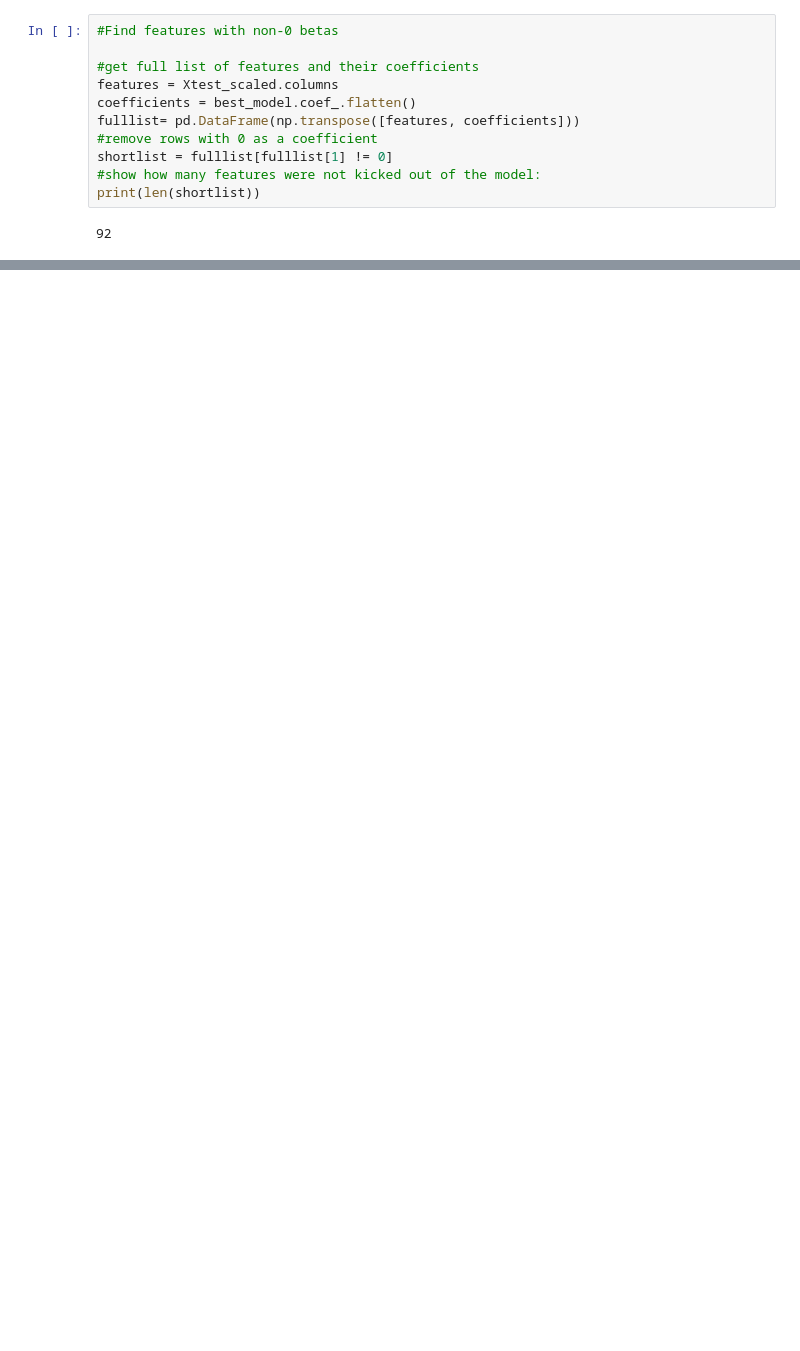
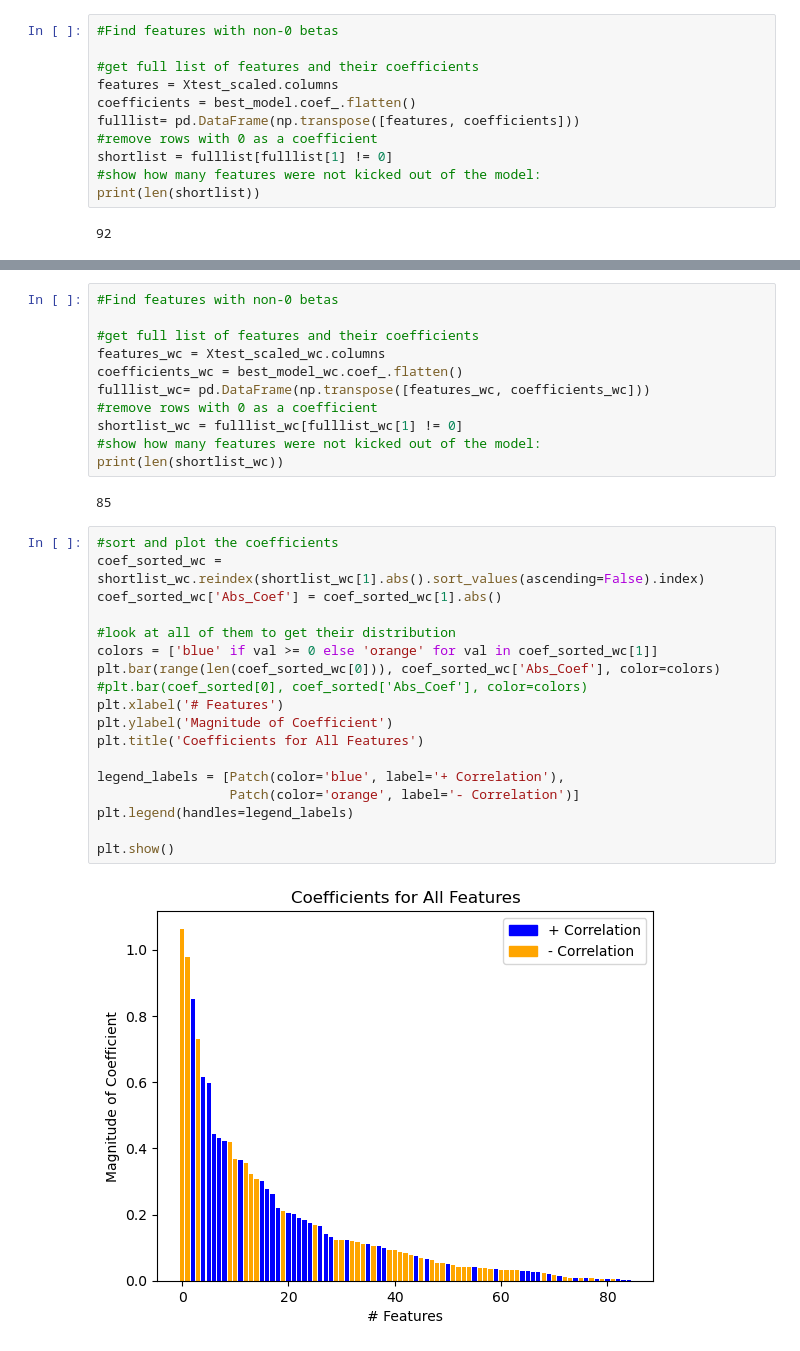
Before and after one commit to dannykaplunski/EmotionsAcrossLangsStatisticalLearning, a Jupyter notebook: logistic_regression.ipynb, the cells around one changed output, grey strips where cells are left out. Drawn from its saved outputs; the diff is of its cells as text; blank space fills up the shorter version.

```diff
--- a/logistic_regression.ipynb
+++ b/logistic_regression.ipynb
@@ -226,0 +373,33 @@ plt.show()
+# %%
+#Find features with non-0 betas
+
+#get full list of features and their coefficients
+features_wc = Xtest_scaled_wc.columns
+coefficients_wc = best_model_wc.coef_.flatten()
+fulllist_wc= pd.DataFrame(np.transpose([features_wc, coefficients_wc]))
+#remove rows with 0 as a coefficient
+shortlist_wc = fulllist_wc[fulllist_wc[1] != 0]
+#show how many features were not kicked out of the model:
+print(len(shortlist_wc))
+# %% [output]
+85
+# %%
+#sort and plot the coefficients
+coef_sorted_wc = shortlist_wc.reindex(shortlist_wc[1].abs().sort_values(ascending=False).index)
+coef_sorted_wc['Abs_Coef'] = coef_sorted_wc[1].abs()
+
+#look at all of them to get their distribution
+colors = ['blue' if val >= 0 else 'orange' for val in coef_sorted_wc[1]]
+plt.bar(range(len(coef_sorted_wc[0])), coef_sorted_wc['Abs_Coef'], color=colors)
+#plt.bar(coef_sorted[0], coef_sorted['Abs_Coef'], color=colors)
+plt.xlabel('# Features')
+plt.ylabel('Magnitude of Coefficient')
+plt.title('Coefficients for All Features')
+
+legend_labels = [Patch(color='blue', label='+ Correlation'),
+                 Patch(color='orange', label='- Correlation')]
+plt.legend(handles=legend_labels)
+
+plt.show()
+# %% [output]
+[figure, added]
```
Also changed, not shown: parts of 26 cells of this notebook.
